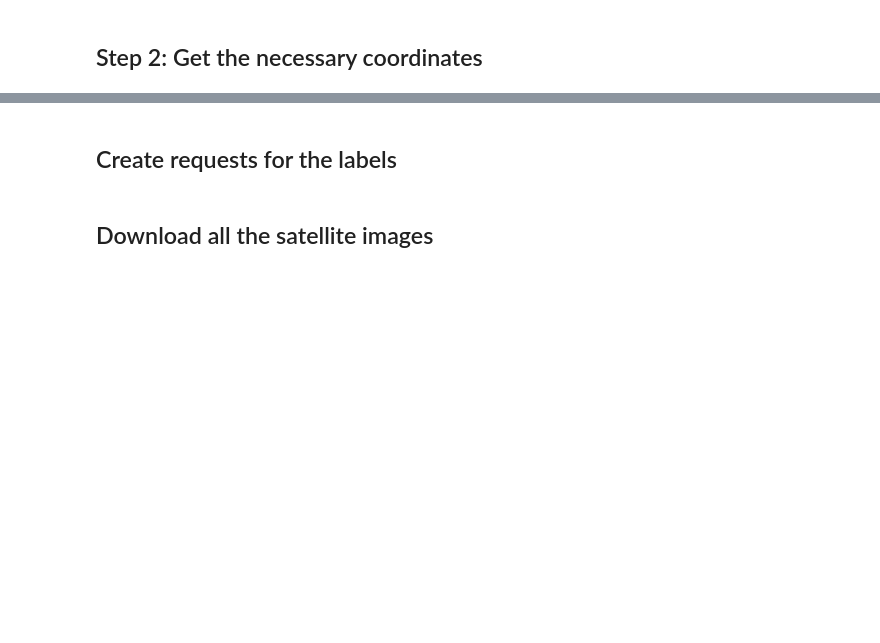
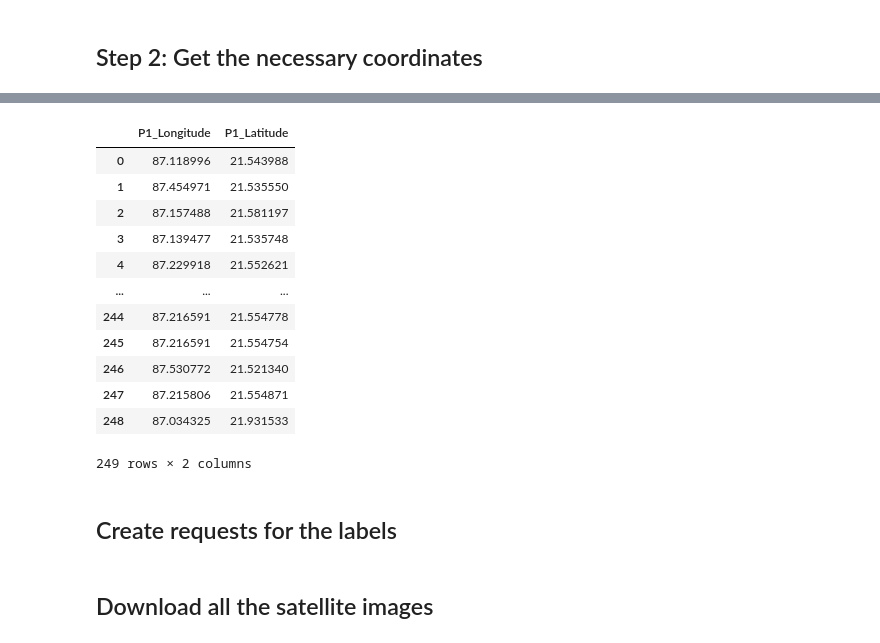
Before and after one commit to BB8-2020/FARM-deforestation, a Jupyter notebook: notebooks/collect_data.ipynb, the cells around one changed output, grey strips where cells are left out. Saved outputs shown, nothing was run; the diff lists cells and outputs as text; code cells hidden in the pictures; blank space fills up the shorter version.

```diff
--- a/notebooks/collect_data.ipynb
+++ b/notebooks/collect_data.ipynb
@@ -72,3 +109,19 @@ geolocations.dtypes
+# %%
+geolocations
+# %% [output]
+|  | P1_Longitude | P1_Latitude |
+| 0 | 87.118996 | 21.543988 |
+| 1 | 87.454971 | 21.535550 |
+| 2 | 87.157488 | 21.581197 |
+| 3 | 87.139477 | 21.535748 |
+| 4 | 87.229918 | 21.552621 |
+| ... | ... | ... |
+| 244 | 87.216591 | 21.554778 |
+| 245 | 87.216591 | 21.554754 |
+| 246 | 87.530772 | 21.521340 |
+| 247 | 87.215806 | 21.554871 |
+| 248 | 87.034325 | 21.931533 |
+249 rows × 2 columns
 # %% [markdown]
 ## Create requests for the labels
 # %%
```
Also changed, not shown: parts of 9 cells of this notebook, 1 other file.
